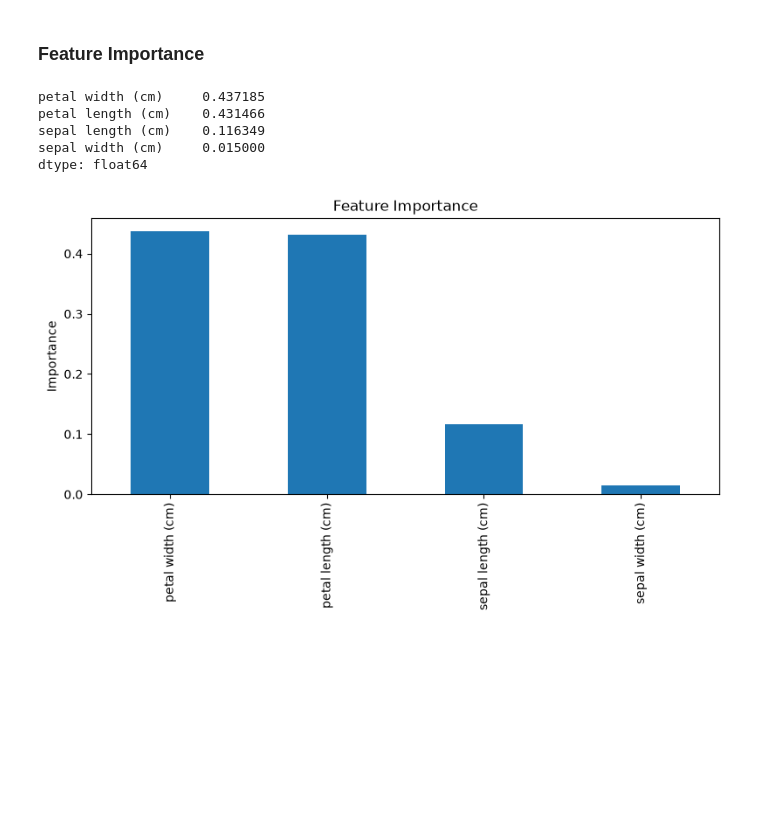
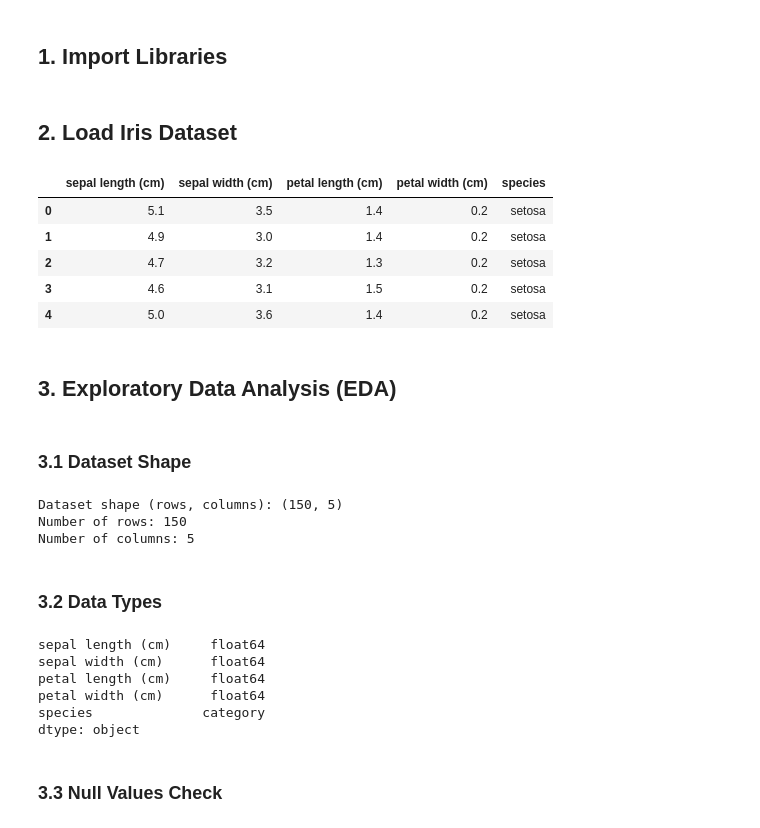
Before and after one commit to ChaudhariUtkarsh/1.Iris_Flower_Classification, a Jupyter notebook: Iris_Flower_Classification.ipynb, the cells around one changed output. Cells and saved outputs as stored; diff of their text form; code cells hidden in the pictures; blank space fills up the shorter version.

```diff
--- a/Iris_Flower_Classification.ipynb
+++ b/Iris_Flower_Classification.ipynb
@@ -197,22 +1,2 @@ Predicted Species: setosa
-# %% [markdown]
-### Feature Importance
-# %%
-importance = pd.Series(
-    model2.feature_importances_,
-    index=iris.feature_names
-).sort_values(ascending=False)
-
-print(importance)
-
-importance.plot(kind="bar", figsize=(8, 5))
-plt.title("Feature Importance")
-plt.ylabel("Importance")
-plt.tight_layout()
-plt.show()
-# %% [output]
-petal width (cm)     0.437185
-petal length (cm)    0.431466
-sepal length (cm)    0.116349
-sepal width (cm)     0.015000
-dtype: float64
-[figure, removed]
+# %% [markdown]
+## 1. Import Libraries
@@ -218,0 +18,39 @@ dtype: float64
+# %% [markdown]
+## 2. Load Iris Dataset
+# %%
+iris = load_iris()
+df = pd.DataFrame(iris.data, columns=iris.feature_names)
+df["species"] = pd.Categorical.from_codes(iris.target, iris.target_names)
+display(df.head())
+# %% [output]
+|  | sepal length (cm) | sepal width (cm) | petal length (cm) | petal width (cm) | species |
+| 0 | 5.1 | 3.5 | 1.4 | 0.2 | setosa |
+| 1 | 4.9 | 3.0 | 1.4 | 0.2 | setosa |
+| 2 | 4.7 | 3.2 | 1.3 | 0.2 | setosa |
+| 3 | 4.6 | 3.1 | 1.5 | 0.2 | setosa |
+| 4 | 5.0 | 3.6 | 1.4 | 0.2 | setosa |
+# %% [markdown]
+## 3. Exploratory Data Analysis (EDA)
+# %% [markdown]
+### 3.1 Dataset Shape
+# %%
+print("Dataset shape (rows, columns):", df.shape)
+print("Number of rows:", df.shape[0])
+print("Number of columns:", df.shape[1])
+# %% [output]
+Dataset shape (rows, columns): (150, 5)
+Number of rows: 150
+Number of columns: 5
+# %% [markdown]
+### 3.2 Data Types
+# %%
+print(df.dtypes)
+# %% [output]
+sepal length (cm)     float64
+sepal width (cm)      float64
+petal length (cm)     float64
+petal width (cm)      float64
+species              category
+dtype: object
+# %% [markdown]
+### 3.3 Null Values Check
```
Also changed, not shown: parts of 45 cells of this notebook.
